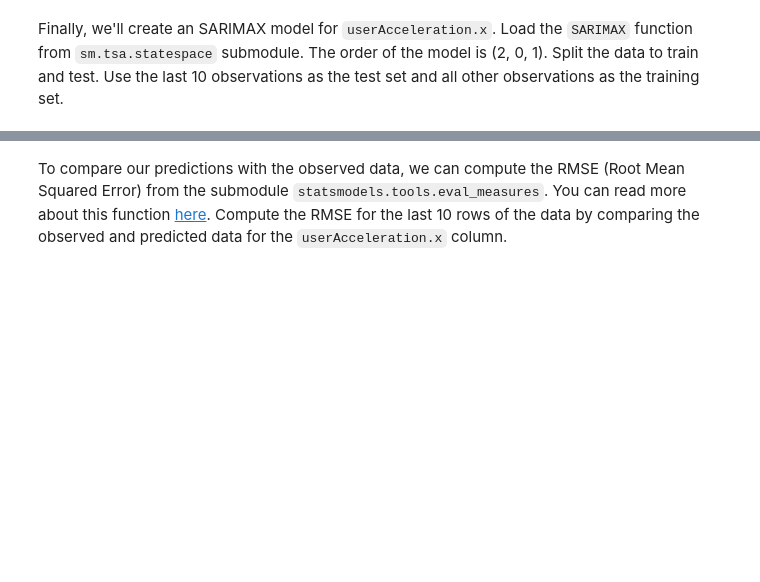
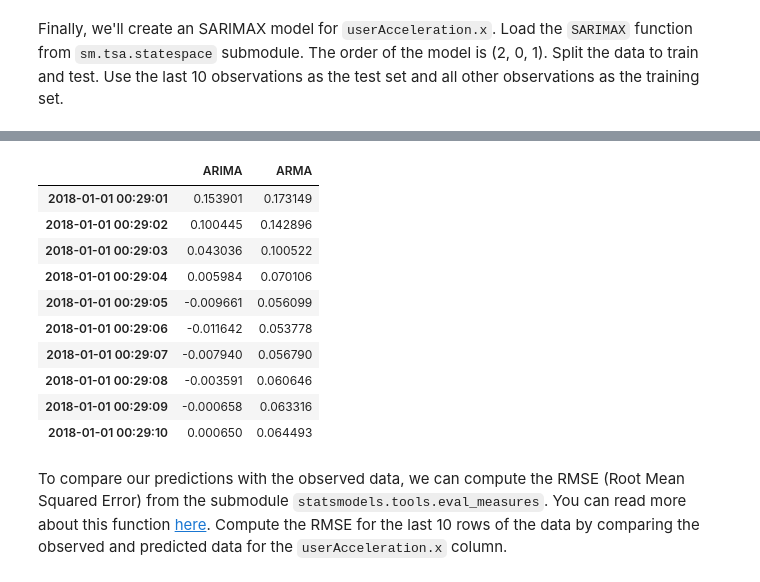
Before and after one commit to NayelySaldivar/labs_modelo_ironhack_data, a Jupyter notebook: lab-time-series/your-code/main.ipynb, the cells around one changed output, grey strips where cells are left out. Cells and saved outputs as stored; diff of their text form; code cells hidden in the pictures; blank space fills up the shorter version.

```diff
--- a/lab-time-series/your-code/main.ipynb
+++ b/lab-time-series/your-code/main.ipynb
@@ -135,11 +137,17 @@ from statsmodels.tsa.arima_model import ARMA
 train = sensor['userAcceleration.x'][:-10]
 test = sensor['userAcceleration.x'][-10:]
 
+# ARIMA
 model = sm.tsa.statespace.SARIMAX(train, order=(2,0,1))
 results = model.fit()
+predicciones = results.forecast(steps = 10)
 
-predicciones = results.forecast(steps = 10)
-predicciones
+# ARMA
+modelo = ARMA(train, order=(2, 1))
+model_fit = modelo.fit()
+predictions = model_fit.predict(start = '2018-01-01 00:29:01', end = '2018-01-01 00:29:10')
+
+pd.DataFrame([predicciones,predictions], index = ['ARIMA','ARMA']).T
 
 #Primero es nuestro forecast
 #Segundo son los errores estimados
@@ -159,3 +156,14 @@ Freq: S, Name: predicted_mean, dtype: float64
+|  | ARIMA | ARMA |
+| 2018-01-01 00:29:01 | 0.153901 | 0.173149 |
+| 2018-01-01 00:29:02 | 0.100445 | 0.142896 |
+| 2018-01-01 00:29:03 | 0.043036 | 0.100522 |
+| 2018-01-01 00:29:04 | 0.005984 | 0.070106 |
+| 2018-01-01 00:29:05 | -0.009661 | 0.056099 |
+| 2018-01-01 00:29:06 | -0.011642 | 0.053778 |
+| 2018-01-01 00:29:07 | -0.007940 | 0.056790 |
+| 2018-01-01 00:29:08 | -0.003591 | 0.060646 |
+| 2018-01-01 00:29:09 | -0.000658 | 0.063316 |
+| 2018-01-01 00:29:10 | 0.000650 | 0.064493 |
 # %% [markdown]
 To compare our predictions with the observed data, we can compute the RMSE (Root Mean Squared Error) from the submodule `statsmodels.tools.eval_measures`. You can read more about this function [here](https://www.statsmodels.org/dev/generated/statsmodels.tools.eval_measures.rmse.html). Compute the RMSE for the last 10 rows of the data by comparing the observed and predicted data for the `userAcceleration.x` column.
 # %%
```
Also changed, not shown: parts of 9 cells of this notebook.
